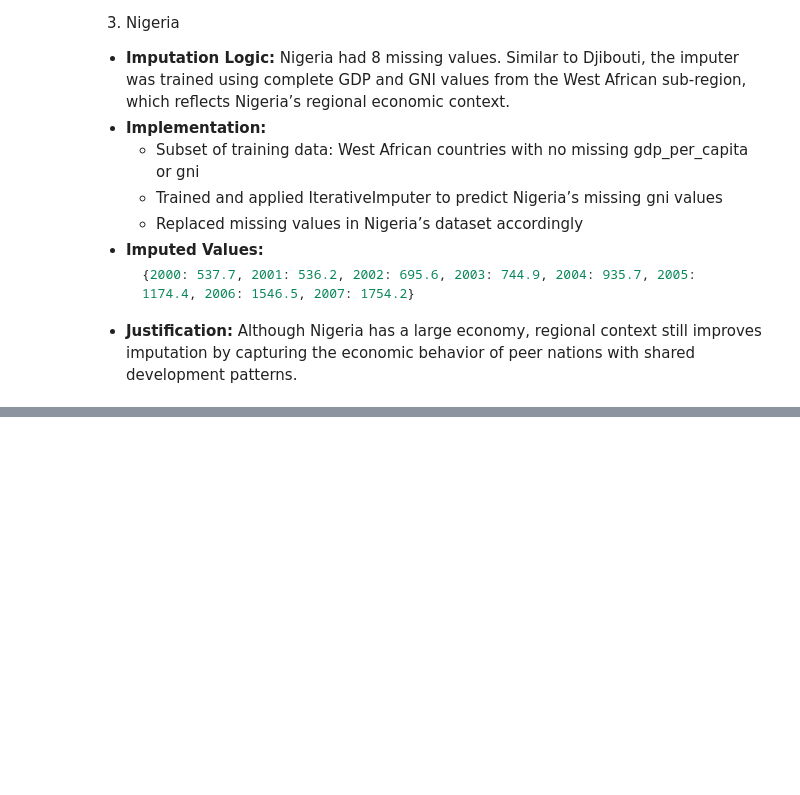
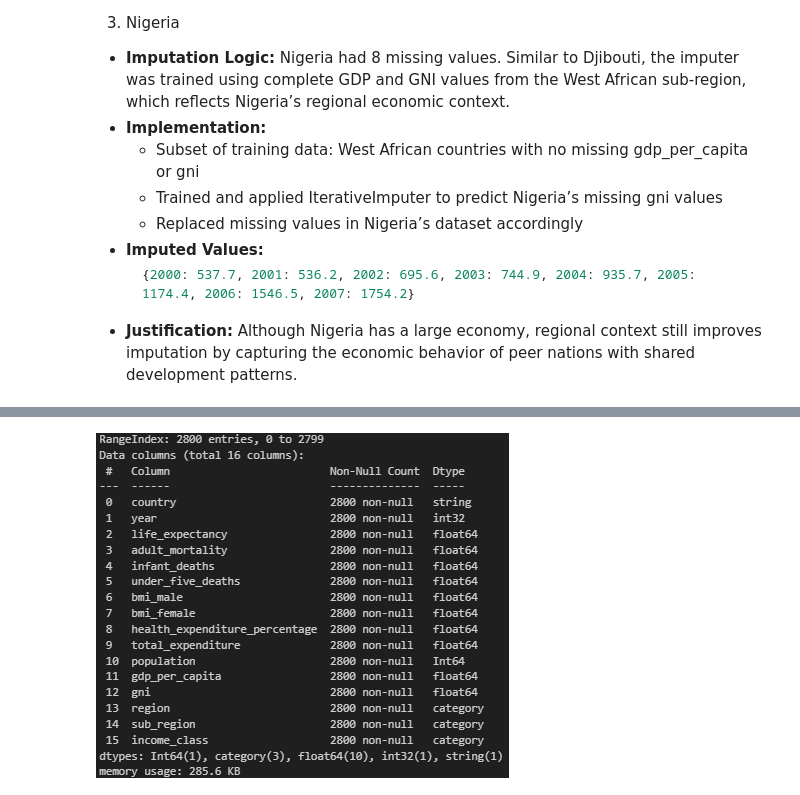
Before and after one commit to WVDevCode/Life_Expectancy_and_GDP, a Jupyter notebook: reports/life_expectancy_analysis.ipynb, the cells around one changed output, grey strips where cells are left out. Drawn from its saved outputs; the diff is of its cells as text; code cells hidden in the pictures; blank space fills up the shorter version.

Commit message:
Corrected summary statistics df in df_wrangling showing madagascar. Updated 3.1 Descriptive Statistics in report life_expectancy_analysis.

```diff
--- a/reports/life_expectancy_analysis.ipynb
+++ b/reports/life_expectancy_analysis.ipynb
@@ -964,0 +956,6 @@ All columns have 2,800 non-null entries, confirming successful handling of previ
+# %%
+display(
+    Image(filename="../Visualizations/Dataframes/Info/Life_Expectancy_Dataset_info.png")
+)
+# %% [output]
+[figure, added]
```
Also changed, not shown: parts of 25 cells of this notebook, 13 other files.
